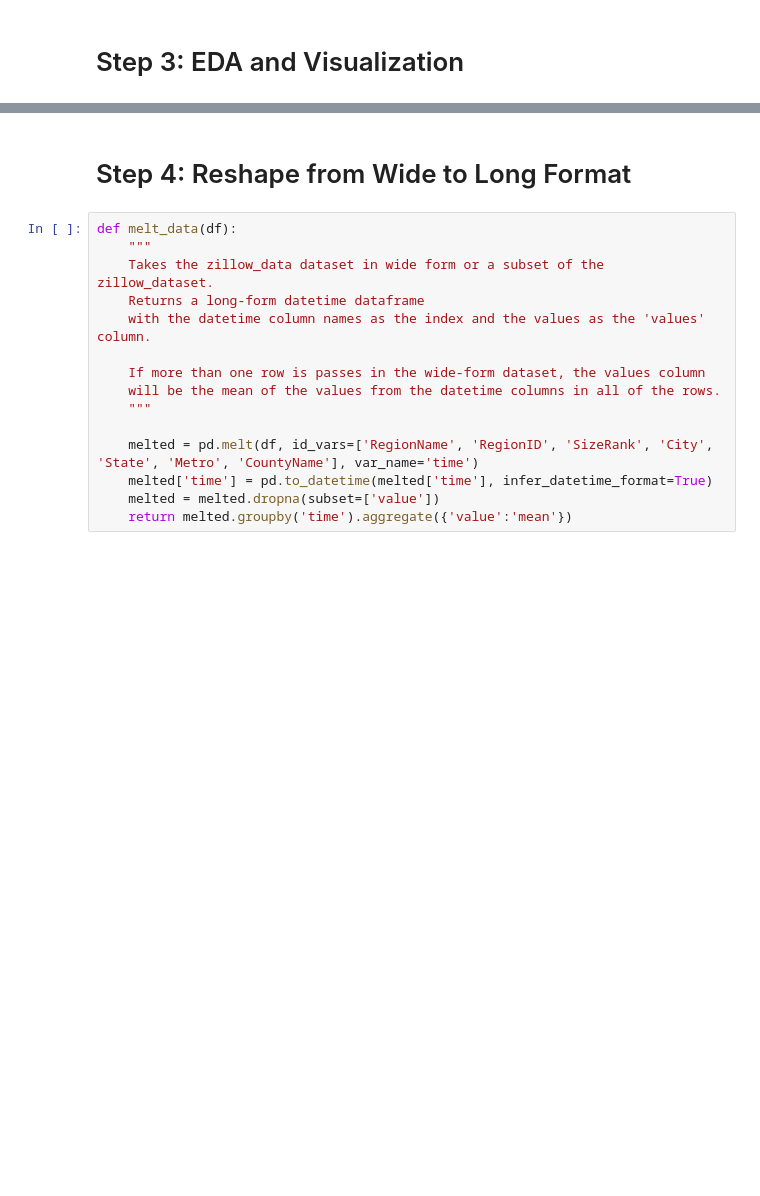
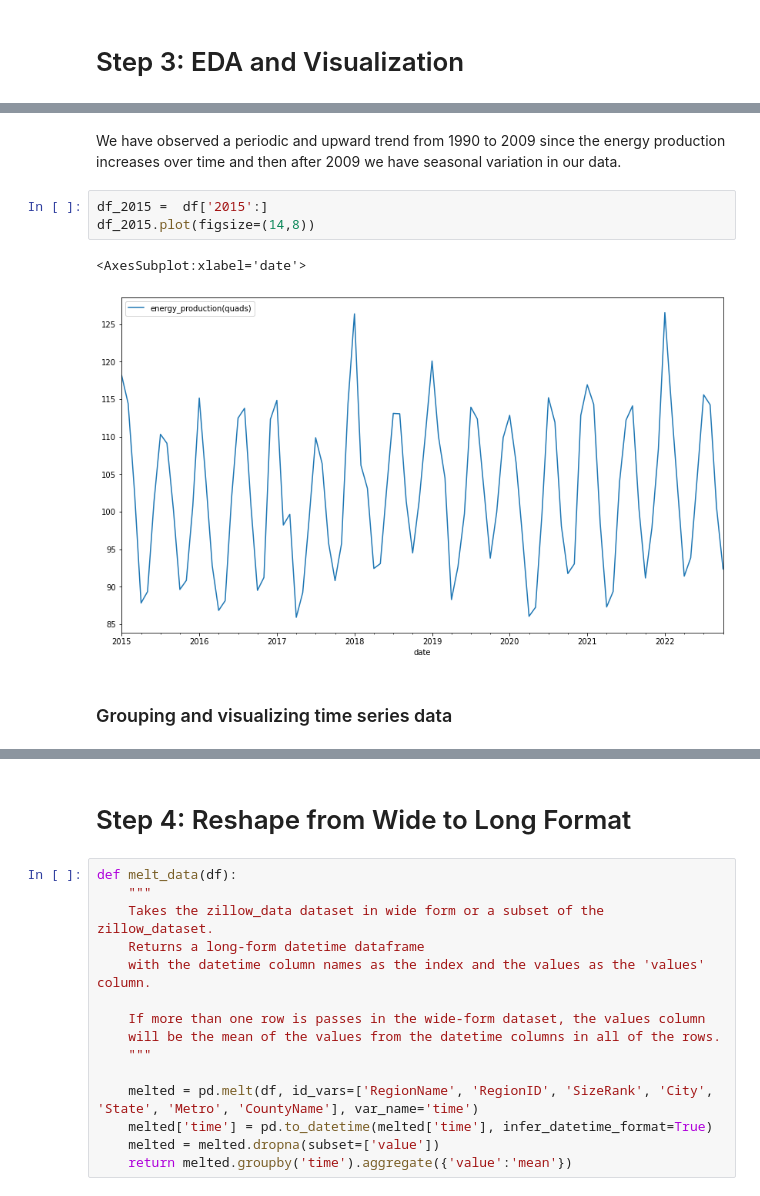
Before and after one commit to sophia14324/Phase-4-Project, a Jupyter notebook: starter_notebook.ipynb, the cells around one changed output, grey strips where cells are left out. Cells and saved outputs as stored; diff of their text form; blank space fills up the shorter version.

```diff
--- a/starter_notebook.ipynb
+++ b/starter_notebook.ipynb
@@ -111,0 +173,10 @@ matplotlib.rc('font', **font)
+# %% [markdown]
+We have observed a periodic and upward trend from 1990 to 2009 since the energy production increases over time and then after 2009 we have seasonal variation in our data.
+# %%
+df_2015 =  df['2015':]
+df_2015.plot(figsize=(14,8))
+# %% [output]
+<AxesSubplot:xlabel='date'>
+[figure, added]
+# %% [markdown]
+### Grouping and visualizing time series data
```
Also changed, not shown: parts of 31 cells of this notebook.
